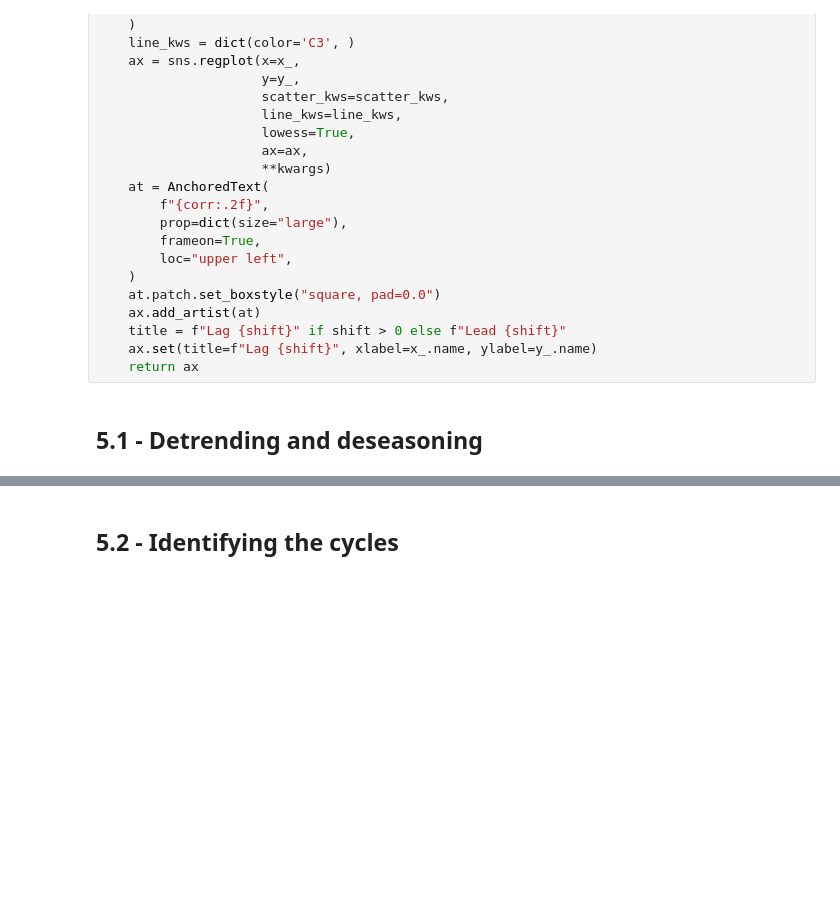
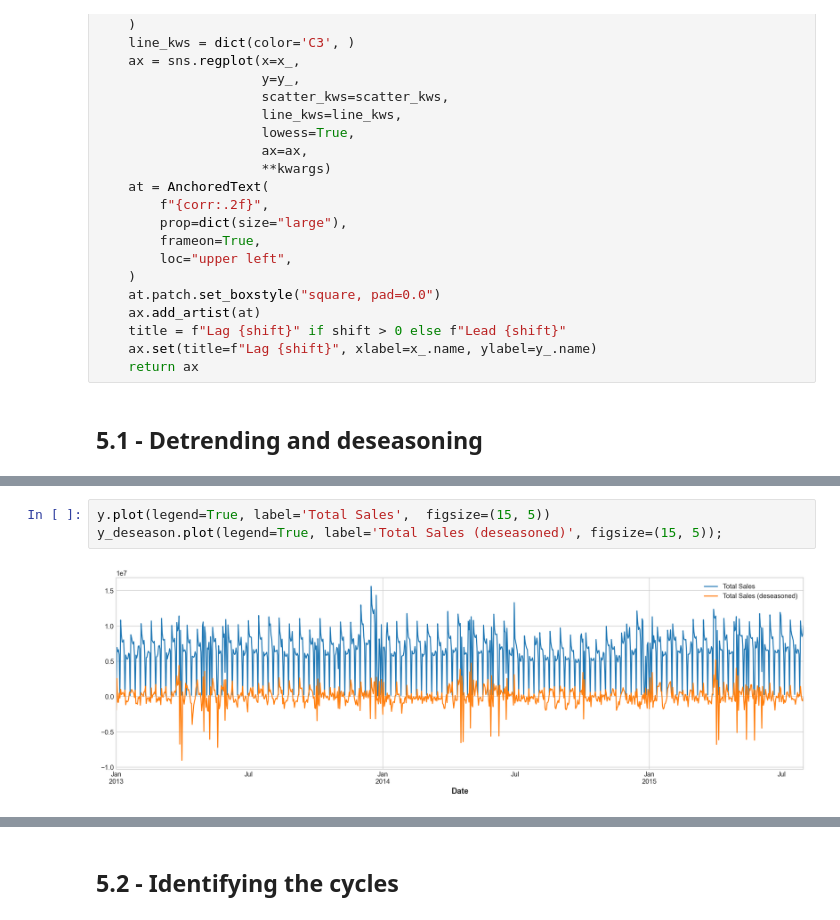
Before and after one commit to ildeniz/ML-2022-003-Forecasting_Store_Sales_Through_Time_Series_Analysis, a Jupyter notebook: ML-2022-003-Forecasting_Store_Sales_TSA.ipynb, the cells around one changed output, grey strips where cells are left out. Saved outputs shown, nothing was run; the diff lists cells and outputs as text; blank space fills up the shorter version.

```diff
--- a/ML-2022-003-Forecasting_Store_Sales_TSA.ipynb
+++ b/ML-2022-003-Forecasting_Store_Sales_TSA.ipynb
@@ -546,0 +547,5 @@ ax2.set_title("Deseasonalized");
+# %%
+y.plot(legend=True, label='Total Sales',  figsize=(15, 5))
+y_deseason.plot(legend=True, label='Total Sales (deseasoned)', figsize=(15, 5));
+# %% [output]
+[figure, added]
```
Also changed, not shown: parts of 31 cells of this notebook.
